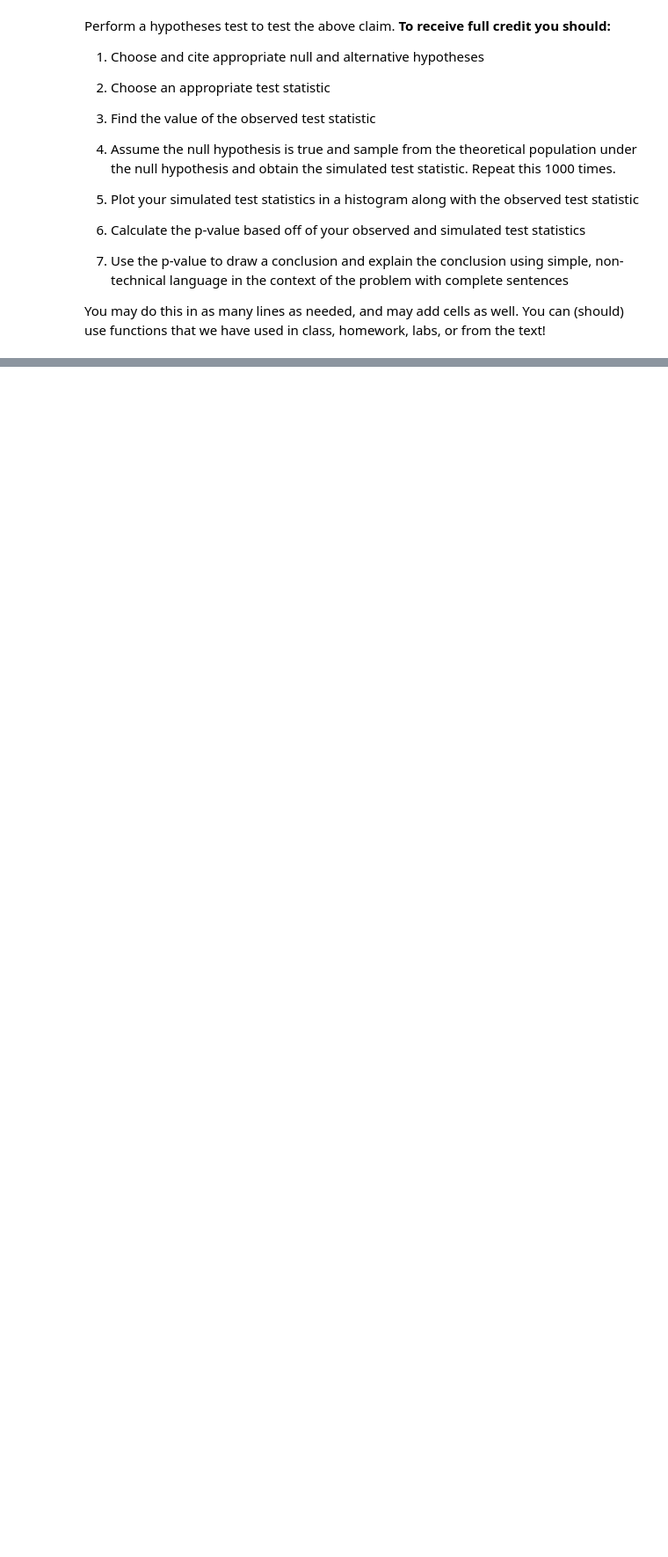
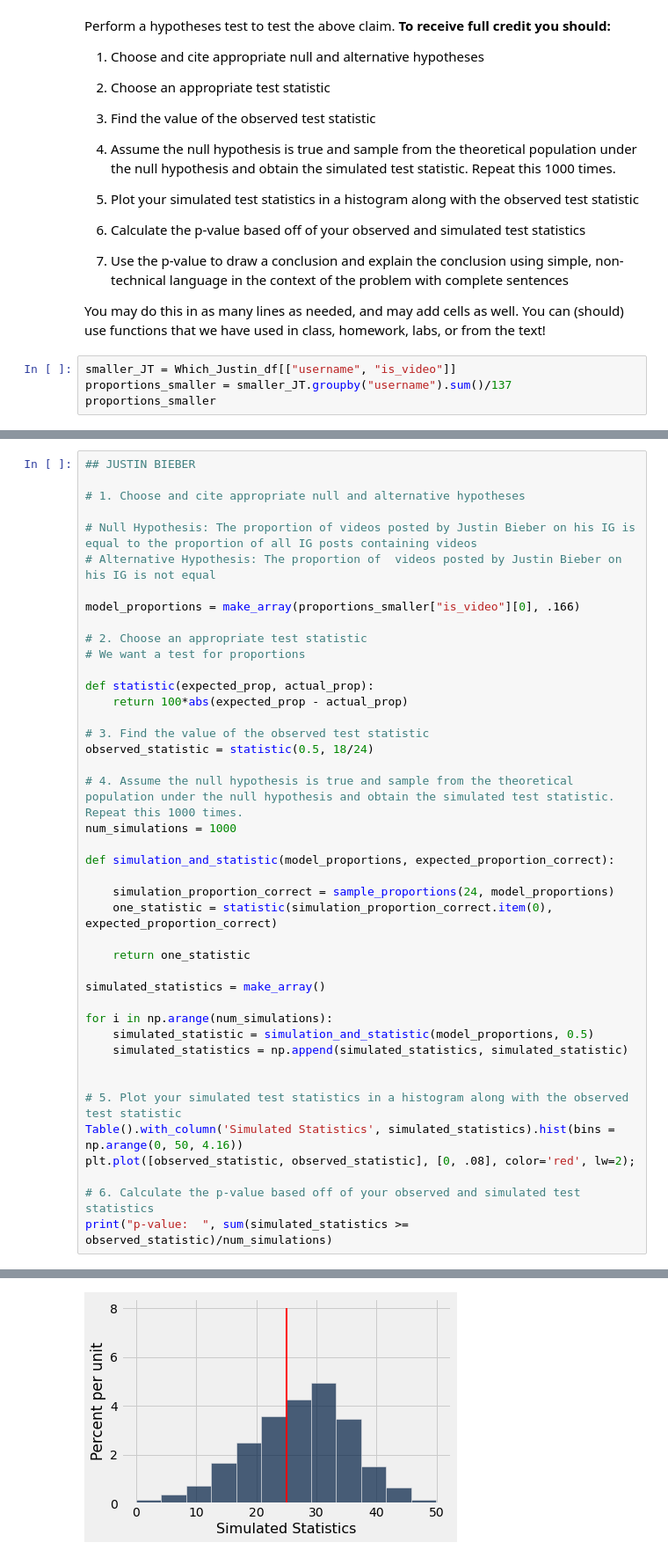
Before and after one commit to awar2170/STOR_120, a Jupyter notebook: Exam Review/Exam2_Unit4_Unit7/STOR 120 - Take Home Midterm 2.ipynb, the cells around one changed output, grey strips where cells are left out. Shown at 88% size. Saved outputs shown, nothing was run; the diff lists cells and outputs as text; blank space fills up the shorter version.

```diff
--- a/Exam Review/Exam2_Unit4_Unit7/STOR 120 - Take Home Midterm 2.ipynb
+++ b/Exam Review/Exam2_Unit4_Unit7/STOR 120 - Take Home Midterm 2.ipynb
@@ -504,3 +506,7 @@ Perform a hypotheses test to test the above claim. **To receive full credit you
 7. Use the p-value to draw a conclusion and explain the conclusion using simple, non-technical language in the context of the problem with complete sentences
 
 You may do this in as many lines as needed, and may add cells as well. You can (should) use functions that we have used in class, homework, labs, or from the text!
+# %%
+smaller_JT = Which_Justin_df[["username", "is_video"]]
+proportions_smaller = smaller_JT.groupby("username").sum()/137
+proportions_smaller
@@ -506,0 +519,43 @@ You may do this in as many lines as needed, and may add cells as well. You can (
+# %%
+## JUSTIN BIEBER
+
+# 1. Choose and cite appropriate null and alternative hypotheses
+
+# Null Hypothesis: The proportion of videos posted by Justin Bieber on his IG is equal to the proportion of all IG posts containing videos
+# Alternative Hypothesis: The proportion of  videos posted by Justin Bieber on his IG is not equal
+
+model_proportions = make_array(proportions_smaller["is_video"][0], .166)
+
+# 2. Choose an appropriate test statistic
+# We want a test for proportions
+
+def statistic(expected_prop, actual_prop):
+    return 100*abs(expected_prop - actual_prop)
+
+# 3. Find the value of the observed test statistic
+observed_statistic = statistic(0.5, 18/24)
+
+# 4. Assume the null hypothesis is true and sample from the theoretical population under the null hypothesis and obtain the simulated test statistic. Repeat this 1000 times.
+num_simulations = 1000
+
+def simulation_and_statistic(model_proportions, expected_proportion_correct):
+
+    simulation_proportion_correct = sample_proportions(24, model_proportions)
+    one_statistic = statistic(simulation_proportion_correct.item(0), expected_proportion_correct)
+
+    return one_statistic
+
+simulated_statistics = make_array()
+
+for i in np.arange(num_simulations):
+    simulated_statistic = simulation_and_statistic(model_proportions, 0.5)
+    simulated_statistics = np.append(simulated_statistics, simulated_statistic)
+
+
+# 5. Plot your simulated test statistics in a histogram along with the observed test statistic
+Table().with_column('Simulated Statistics', simulated_statistics).hist(bins = np.arange(0, 50, 4.16))
+plt.plot([observed_statistic, observed_statistic], [0, .08], color='red', lw=2);
+
+# 6. Calculate the p-value based off of your observed and simulated test statistics
+print("p-value:  ", sum(simulated_statistics >= observed_statistic)/num_simulations)
+# %% [output]
@@ -506,0 +563 @@ You may do this in as many lines as needed, and may add cells as well. You can (
+[figure, added]
```
Also changed, not shown: parts of 8 cells of this notebook.
